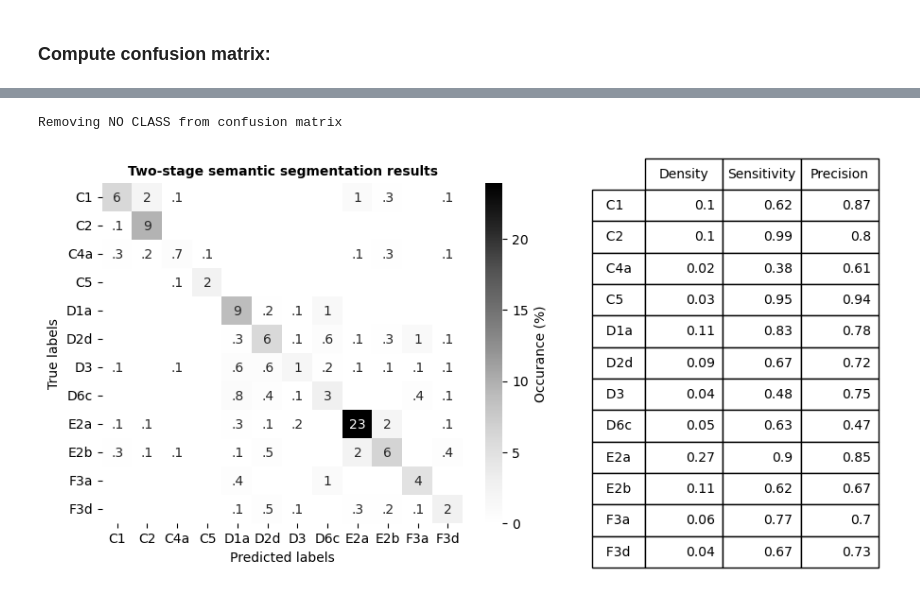
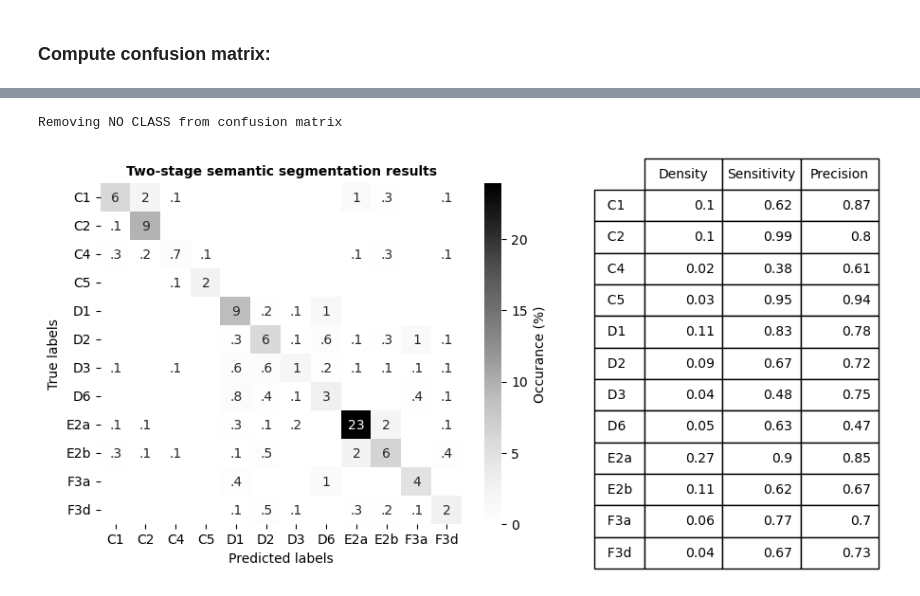
Before and after one commit to pdnpa/cnn-land-cover, a Jupyter notebook: notebooks/Figure CNN performance.ipynb, the cells around one changed output, grey strips where cells are left out. Drawn from its saved outputs; the diff is of its cells as text; code cells hidden in the pictures.

```diff
--- a/notebooks/Figure CNN performance.ipynb
+++ b/notebooks/Figure CNN performance.ipynb
@@ -1179,16 +1255,18 @@ for batch in tqdm(test_dl):
 # %%
-save_fig = True
+save_fig = False
 
 _ = lcv.plot_confusion_summary(model=None, conf_mat=conf_mat_use, class_name_list=test_ds_det['all'].class_name_list,
-                            normalise_hm=True, skip_factor=1, fmt_annot='.1f',
+                            dict_override_shortcuts={'Scrub': 'C4', 'Upland Heath': 'D1', 'Blanket Peat Grass Moor': 'D2',
+                                                          'Upland Heath/Blanket Peat Mosaic': 'D6'},
+                           normalise_hm=True, skip_factor=1, fmt_annot='.1f',
                             remove_no_class_if_present=True,
                            print_main_text=False, suppress_zero_annot=True,
                            class_indices_to_remove=[9],
                            title_hm='Two-stage semantic segmentation results')
 
 
 if save_fig:
     plt.savefig('/home/tplas/repos/cnn-land-cover/figures/fig_conf_mat_twostage.pdf', dpi=300, bbox_inches='tight')
 # %% [output]
 Removing NO CLASS from confusion matrix
-[figure, old version]
+[figure, new version]
```
Also changed, not shown: parts of 4 cells of this notebook, 3 other files.
